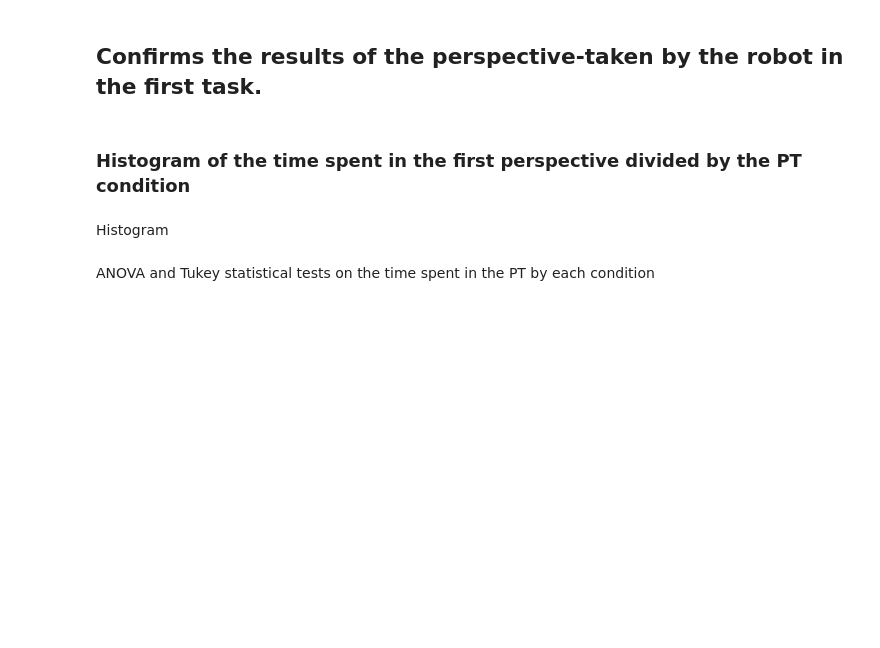
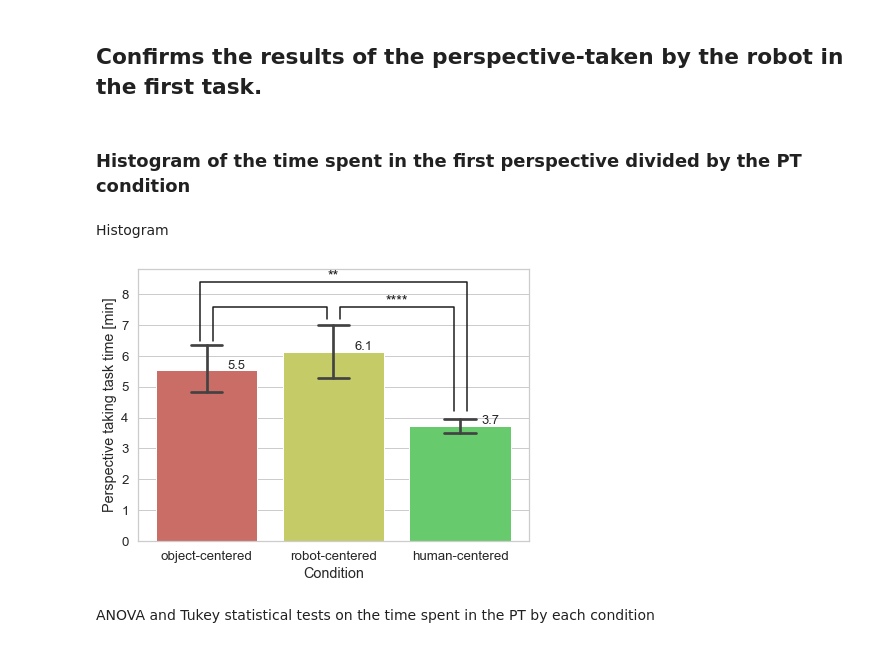
Before and after one commit to Joao-Tiago-Almeida/HRI2023---Conference-Paper, a Jupyter notebook: main.ipynb, the cells around one changed output. Drawn from its saved outputs; the diff is of its cells as text; code cells hidden in the pictures; blank space fills up the shorter version.

```diff
--- a/main.ipynb
+++ b/main.ipynb
@@ -91,3 +82,35 @@ plt.savefig("figures/PT time histogram.pdf",bbox_inches='tight')
+# %%
+plt.figure(figsize=(7.0, 5.0))
+g = sns.barplot(
+    data=df.fillna(0).replace(["OC","HC","RC"], ["object-centered", "human-centered", "robot-centered"]),
+    x="Condition",
+    y="Perspective taking task time [min]",
+    capsize = 0.25
+)
+
+# add significant values
+for p in g.patches:
+    g.annotate(format(p.get_height(), '.1f'),
+                   (p.get_x() + p.get_width() / 2., p.get_height()),
+                   ha = 'center', va = 'center',
+                   size=13,
+                   xytext = (30, 5),
+                   textcoords = 'offset points')
+
+y1, y2, y3 = 6.5, 7.2, 4.2
+h, col = 0.4, 'k'
+
+plt.plot([-0.05, -0.05, 2.05, 2.05], [y1, y2+3*h, y2+3*h, y3], lw=1.5, c=col)
+plt.text(1, y2+2.9*h, "**", ha='center', va='bottom', color=col)
+
+plt.plot([0.05, 0.05, 0.95, 0.95], [y1, y2+h, y2+h, y2], lw=1.5, c=col)
+
+plt.plot([1.05, 1.05, 1.95, 1.95], [y2, y2+h, y2+h, y3], lw=1.5, c=col)
+plt.text(1.5, y2+0.9*h, "****", ha='center', va='bottom', color=col)
+
+plt.savefig("figures/PT time histogram.pdf",bbox_inches='tight')
+# %% [output]
+[figure, added]
 # %% [markdown]
 ANOVA and Tukey statistical tests on the time spent in the PT by each condition
 # %%
```
Also changed, not shown: parts of 32 cells of this notebook, 9 other files.
